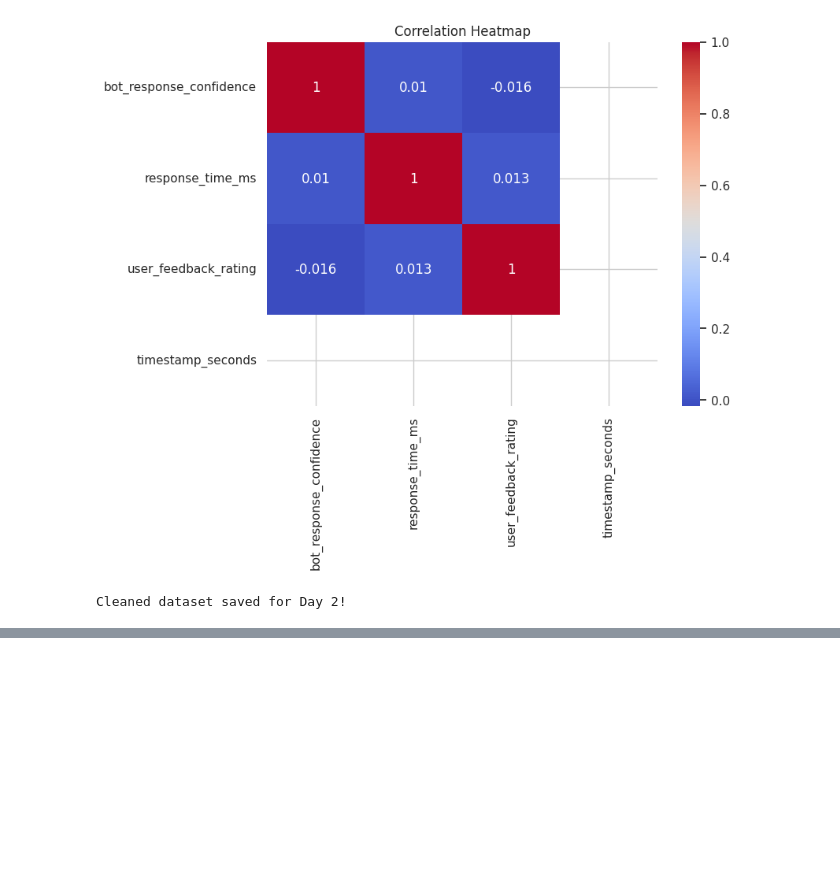
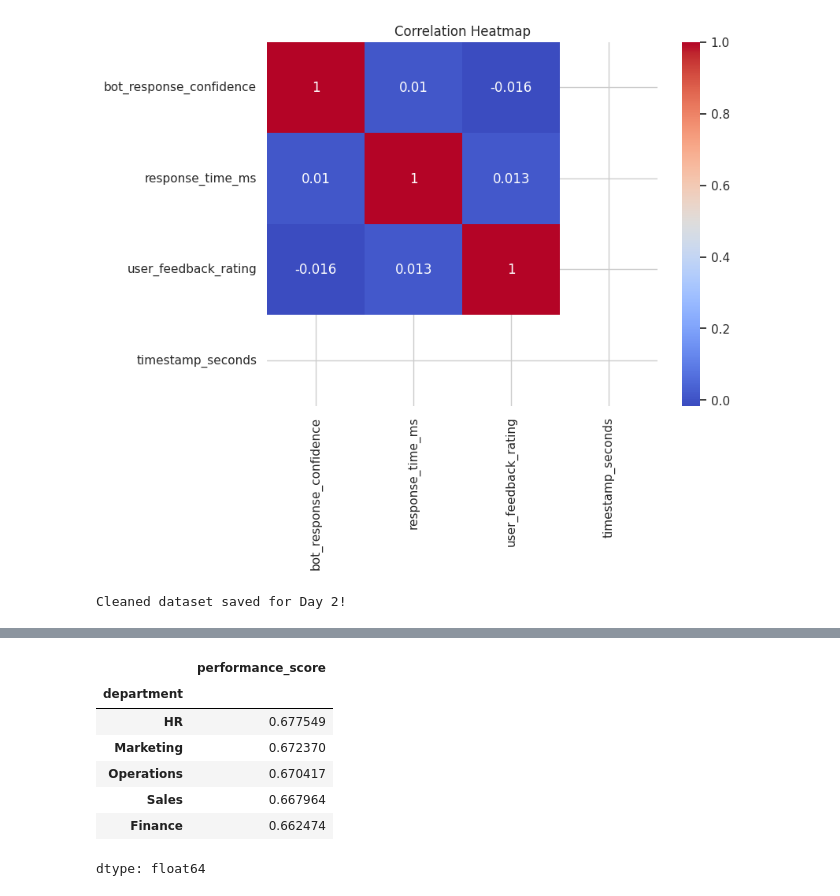
Before and after one commit to Annrosejojue/ai-chatbot-performance-intelligence, a Jupyter notebook: AI_Chatbot_Performance_Intelligence_Dashboard.ipynb, the cells around one changed output, grey strips where cells are left out. Drawn from its saved outputs; the diff is of its cells as text; code cells hidden in the pictures; blank space fills up the shorter version.

```diff
--- a/AI_Chatbot_Performance_Intelligence_Dashboard.ipynb
+++ b/AI_Chatbot_Performance_Intelligence_Dashboard.ipynb
@@ -140,0 +167,2 @@ Cleaned dataset saved for Day 2!
+# %%
+df['confidence_norm'] = df['bot_response_confidence'] / df['bot_response_confidence'].max()
@@ -140,0 +186,12 @@ Cleaned dataset saved for Day 2!
+# %%
+dept_perf = df.groupby('department')['performance_score'].mean().sort_values(ascending=False)
+dept_perf
+# %% [output]
+|  | performance_score |
+| department |  |
+| HR | 0.677549 |
+| Marketing | 0.672370 |
+| Operations | 0.670417 |
+| Sales | 0.667964 |
+| Finance | 0.662474 |
+dtype: float64
```
Also changed, not shown: parts of 7 cells of this notebook.
